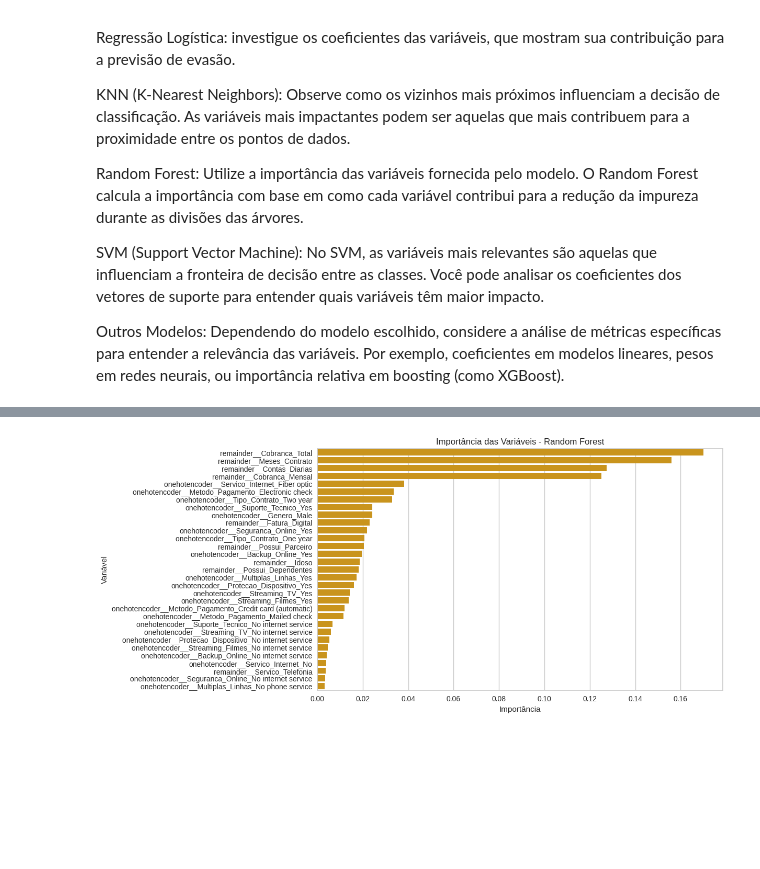
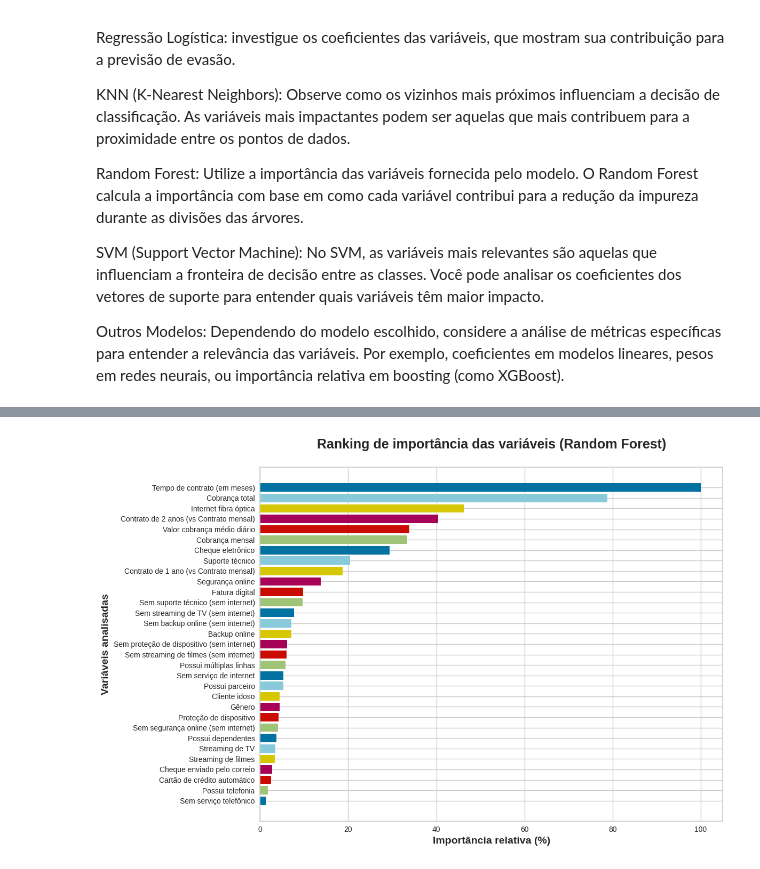
Before and after one commit to alexandrebarbosa-dev/Desafio-Telecom-X-Parte-2-Prevendo-Churn, a Jupyter notebook: Desafio_Telecom_X_–_Parte_2_Prevendo_Churn.ipynb, the cells around one changed output, grey strips where cells are left out. Saved outputs shown, nothing was run; the diff lists cells and outputs as text; code cells hidden in the pictures; blank space fills up the shorter version.

```diff
--- a/Desafio_Telecom_X_–_Parte_2_Prevendo_Churn.ipynb
+++ b/Desafio_Telecom_X_–_Parte_2_Prevendo_Churn.ipynb
@@ -749,20 +853,20 @@ plt.show()
-# %%
-# 1. O modelo já tem um atributo pronto com esses valores
-importancias_forest = modelo_forest.feature_importances_
-
-# 2. Criamos a tabela comparativa
-importancia_rf = pd.DataFrame({
-    'Variável': X.columns,
-    'Importância': importancias_forest
-})
-
-# 3. Ordenamos do maior para o menor
-importancia_rf = importancia_rf.sort_values(by='Importância', ascending=False)
-
-# Visualização
-plt.figure(figsize=(10, 6))
-sns.barplot(x='Importância', y='Variável', data=importancia_rf, color='#E69F00')
-plt.title('Importância das Variáveis - Random Forest')
-plt.show()
-# %% [output]
-[figure, removed]
+# %%
+fig, ax = plt.subplots(figsize=(12, 8))
+
+visualizador_for = FeatureImportances(modelo_forest_corrigido,
+relative=True,
+labels=labels_custom,
+color='teal',
+ax=ax)
+
+visualizador_for.fit(X_train, y_train)
+
+ax.set_title('Ranking de importância das variáveis (Random Forest)', fontsize=18, fontweight='bold', pad=25)
+ax.set_xlabel('Importância relativa (%)', fontsize=14, fontweight='bold')
+ax.set_ylabel('Variáveis analisadas', fontsize=14, fontweight='bold')
+
+plt.tight_layout()
+plt.savefig('grafico_forest_churn.png', dpi=300, bbox_inches='tight')
+plt.show()
+# %% [output]
+[figure, added]
```
Also changed, not shown: parts of 14 cells of this notebook.
